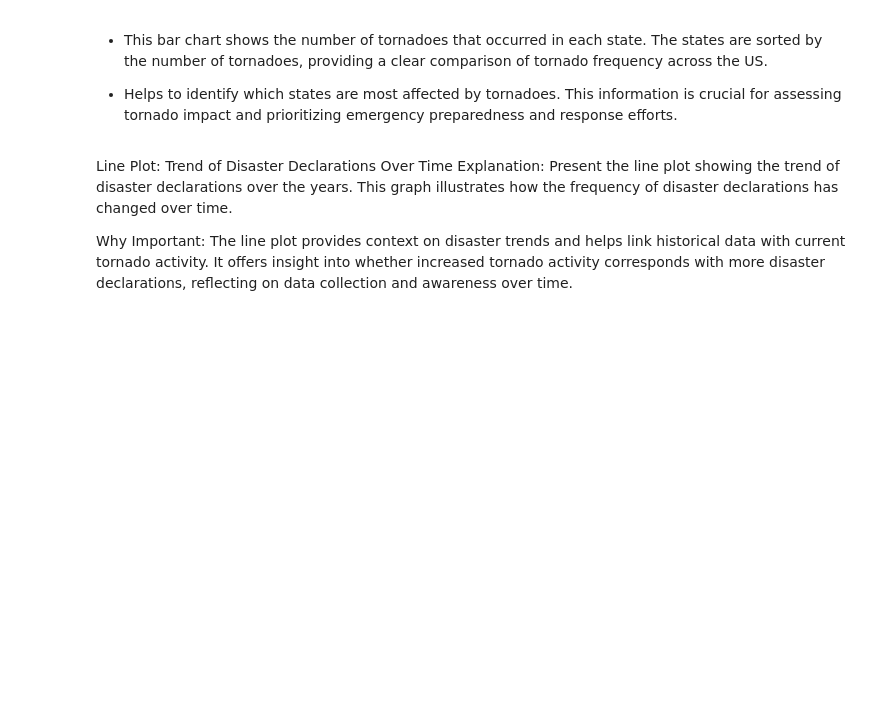
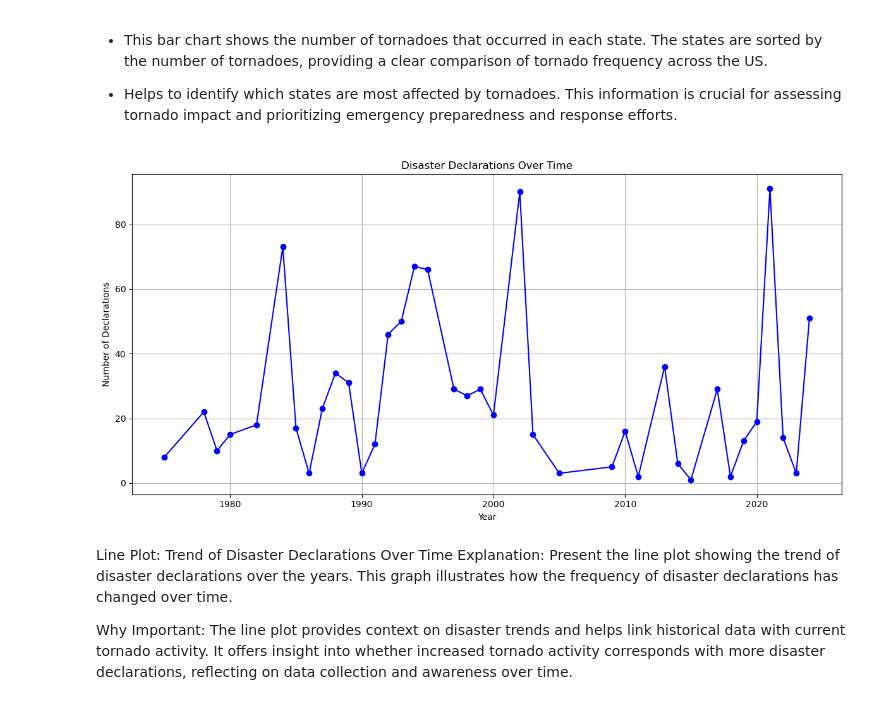
Before and after one commit to DavidnBui/DataStormers, a Jupyter notebook: tornado_notebook.ipynb, the cells around one changed output. Drawn from its saved outputs; the diff is of its cells as text; code cells hidden in the pictures; blank space fills up the shorter version.

```diff
--- a/tornado_notebook.ipynb
+++ b/tornado_notebook.ipynb
@@ -408,20 +344,22 @@ Why Important: This bar chart adds granularity to the heat map by quantifying to
 * Helps to identify which states are most affected by tornadoes. This information is crucial for assessing tornado impact and prioritizing emergency preparedness and response efforts.
 # %%
 # Convert declarationDate to datetime
-disaster_df['declarationDate'] = pd.to_datetime(disaster_df['declarationDate'])
+disaster_declarations_df['declarationDate'] = pd.to_datetime(disaster_declarations_df['declarationDate'])
 
 # Group by year
-yearly_declarations = disaster_df.groupby(disaster_df['declarationDate'].dt.year).size()
+yearly_declarations = disaster_declarations_df.groupby(disaster_declarations_df['declarationDate'].dt.year).size()
 
 # Plot
 plt.figure(figsize=(12, 6))
 yearly_declarations.plot(kind='line', marker='o', color='b')
 plt.xlabel('Year')
 plt.ylabel('Number of Declarations')
 plt.title('Disaster Declarations Over Time')
 plt.grid(True)
 plt.tight_layout()
 plt.show()
+# %% [output]
+[figure, added]
 # %% [markdown]
 Line Plot: Trend of Disaster Declarations Over Time
 Explanation: Present the line plot showing the trend of disaster declarations over the years. This graph illustrates how the frequency of disaster declarations has changed over time.
```
Also changed, not shown: parts of 34 cells of this notebook, 2 other files.
